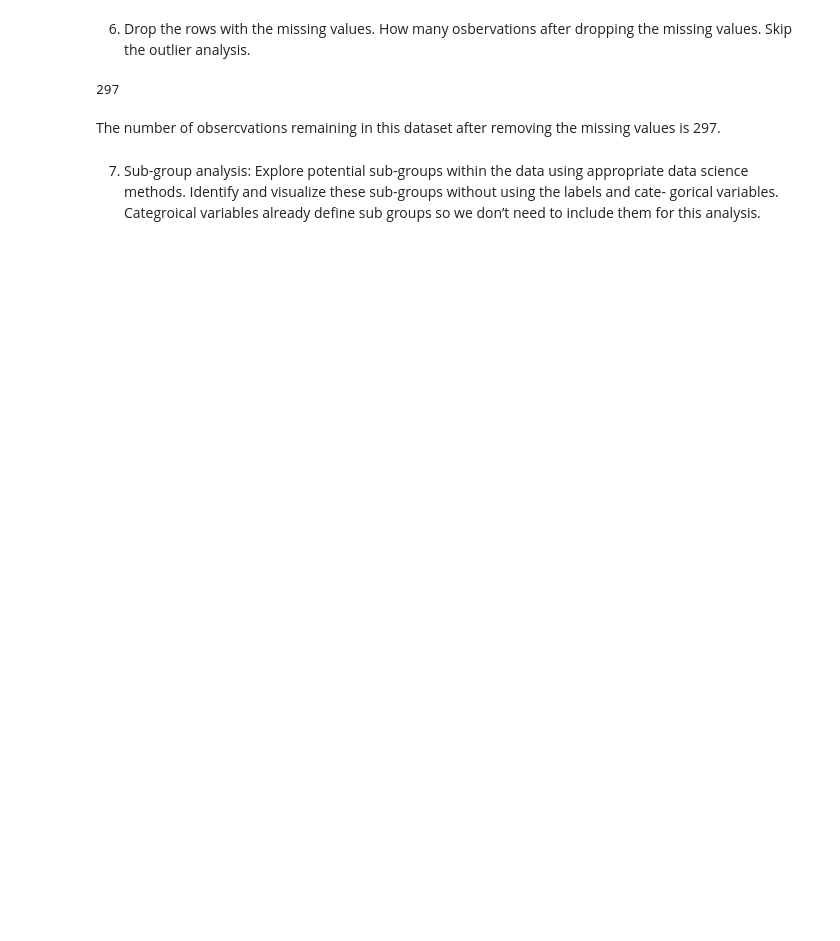
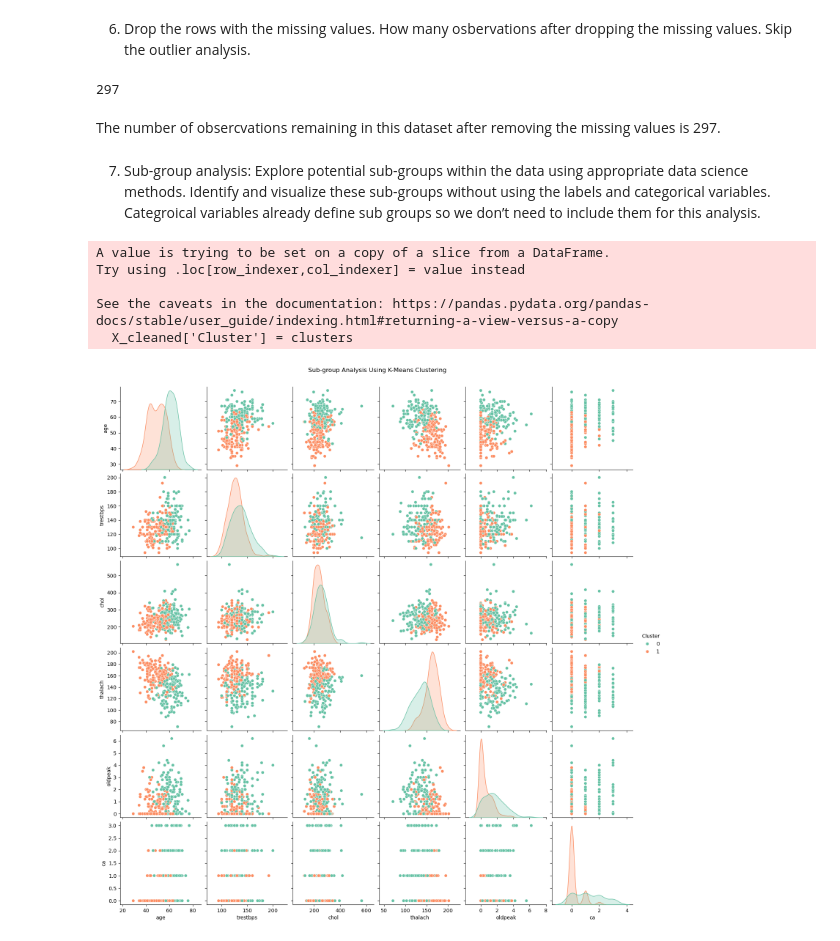
Before and after one commit to tazqq/Assignment6_Group16, a Jupyter notebook: Assignment_6.ipynb, the cells around one changed output. Saved outputs shown, nothing was run; the diff lists cells and outputs as text; code cells hidden in the pictures; blank space fills up the shorter version.

```diff
--- a/Assignment_6.ipynb
+++ b/Assignment_6.ipynb
@@ -126,5 +126,30 @@ print(X_cleaned.shape[0])
 The number of obsercvations remaining in this dataset after removing the missing values is 297.
 # %% [markdown]
 7. Sub-group analysis: Explore potential sub-groups within the data using appropriate data
-science methods. Identify and visualize these sub-groups without using the labels and cate-
-gorical variables. Categroical variables already define sub groups so we don’t need to include them for this analysis.
+science methods. Identify and visualize these sub-groups without using the labels and categorical variables. Categroical variables already define sub groups so we don’t need to include them for this analysis.
+# %%
+from sklearn.cluster import KMeans
+from sklearn.preprocessing import StandardScaler
+
+# Standardize the numerical features
+scaler = StandardScaler()
+X_scaled = scaler.fit_transform(X_cleaned[num_features])
+
+# Apply K-Means clustering
+kmeans = KMeans(n_clusters=2, random_state=1)
+clusters = kmeans.fit_predict(X_scaled)
+
+# Add cluster labels to the dataset
+X_cleaned['Cluster'] = clusters
+
+# Visualize the clusters using a pairplot
+sns.pairplot(X_cleaned, vars=num_features, hue='Cluster', palette='Set2', diag_kind='kde')
+plt.suptitle("Sub-group Analysis Using K-Means Clustering", y=1.02)
+plt.show() # Copilot used
+# %% [output]
+A value is trying to be set on a copy of a slice from a DataFrame.
+Try using .loc[row_indexer,col_indexer] = value instead
+
+See the caveats in the documentation: https://pandas.pydata.org/pandas-docs/stable/user_guide/indexing.html#returning-a-view-versus-a-copy
+  X_cleaned['Cluster'] = clusters
+[figure, added]
```
Also changed, not shown: parts of 15 cells of this notebook.
